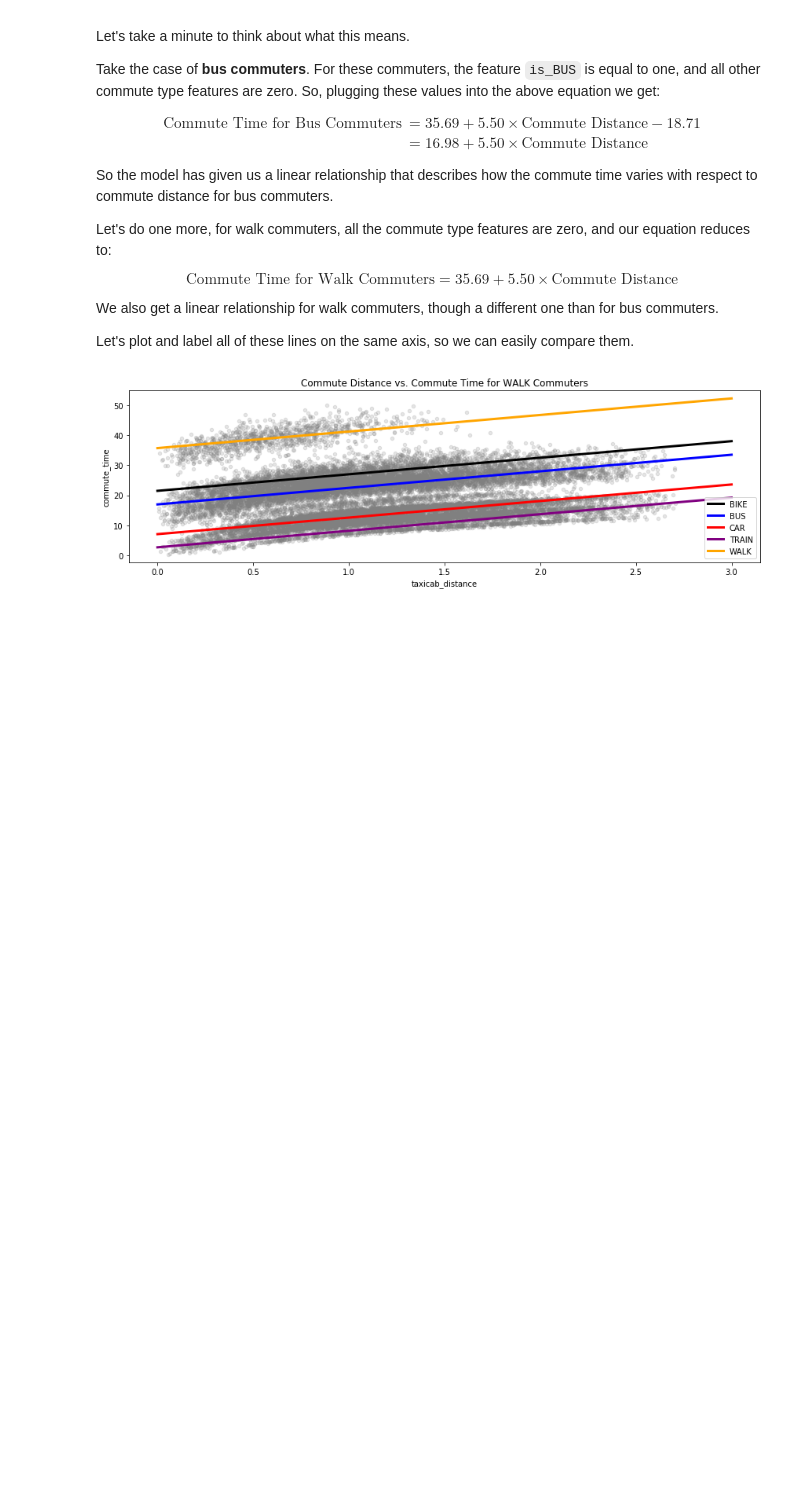
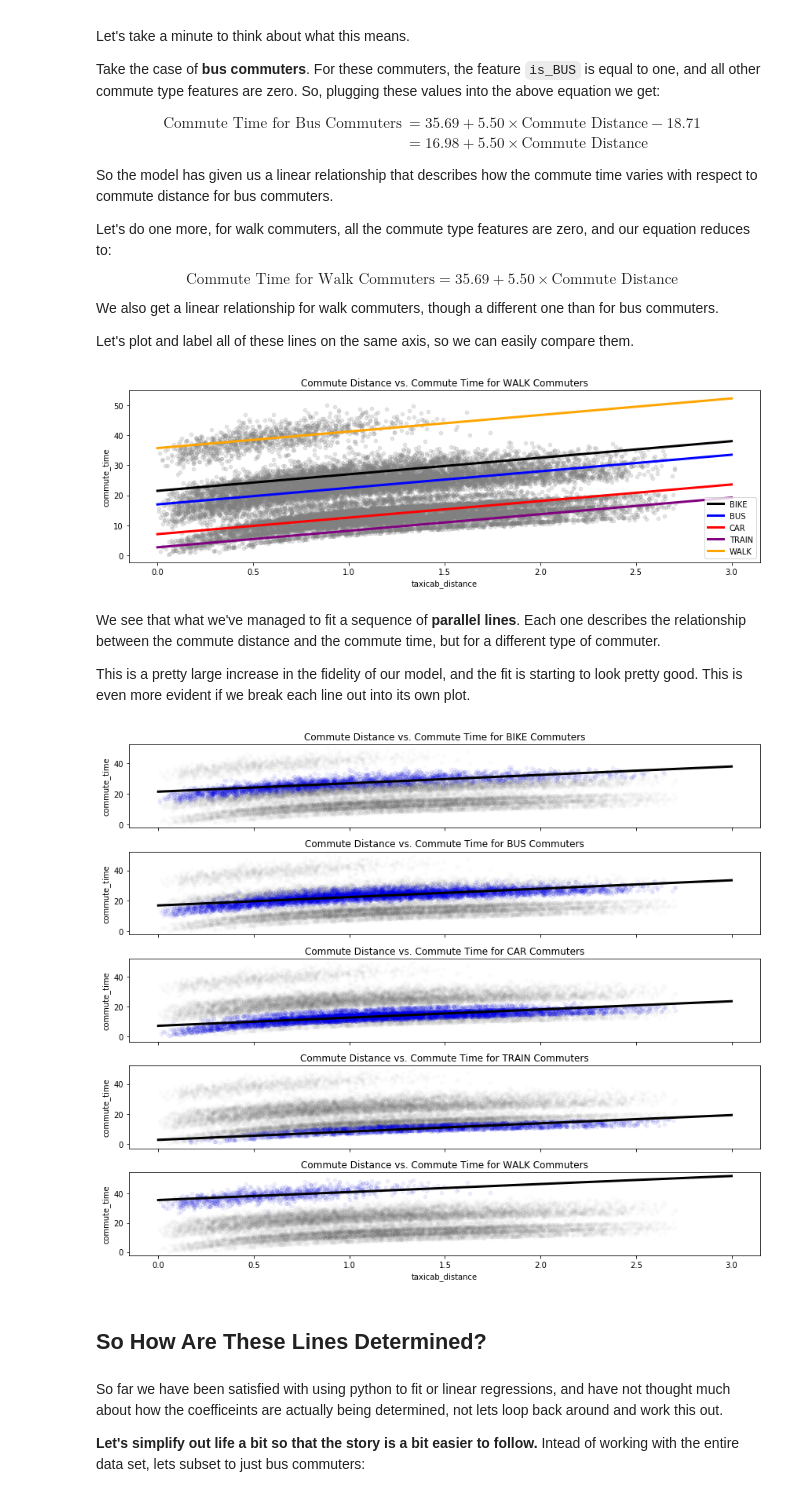
Before and after one commit to QCaudron/ml_101, a Jupyter notebook: 2_Linear_models/linear-regression.ipynb, the cells around one changed output. Saved outputs shown, nothing was run; the diff lists cells and outputs as text; code cells hidden in the pictures; blank space fills up the shorter version.

```diff
--- a/2_Linear_models/linear-regression.ipynb
+++ b/2_Linear_models/linear-regression.ipynb
@@ -630,3 +630,35 @@ ax.legend()
 fig.tight_layout()
 # %% [output]
 [figure]
+# %% [markdown]
+We see that what we've managed to fit a sequence of **parallel lines**.  Each one describes the relationship between the commute distance and the commute time, but for a different type of commuter.
+
+This is a pretty large increase in the fidelity of our model, and the fit is starting to look pretty good.  This is even more evident if we break each line out into its own plot.
+# %%
+commute_types = np.unique(train_data_raw['commute_type'])
+
+fig, axs = plt.subplots(len(commute_types), 1, figsize=(12, 10), sharex=True)
+
+for commute_type, ax in zip(commute_types, axs):
+    commute_type_mask = train_data_raw['commute_type'] == commute_type
+    train_for_commute_type = train_data_raw[commute_type_mask]
+    train_data_raw.plot(
+        ax=ax, kind="scatter",
+        x='taxicab_distance', y='commute_time',
+        color='gray', alpha=0.02)
+    train_for_commute_type.plot(
+        ax=ax, kind="scatter",
+        x='taxicab_distance', y='commute_time',
+        color='blue', alpha=0.05)
+    plot_line(ax, 5.50, line_intercepts[commute_type])
+    ax.set_title(f"Commute Distance vs. Commute Time for {commute_type} Commuters")
+
+fig.tight_layout()
+# %% [output]
+[figure, added]
+# %% [markdown]
+## So How Are These Lines Determined?
+# %% [markdown]
+So far we have been satisfied with using python to fit or linear regressions, and have not thought much about how the coefficeints are actually being determined, not lets loop back around and work this out.
+
+**Let's simplify out life a bit so that the story is a bit easier to follow.**  Intead of working with the entire data set, lets subset to just bus commuters:
```
Also changed, not shown: parts of 12 cells of this notebook.
